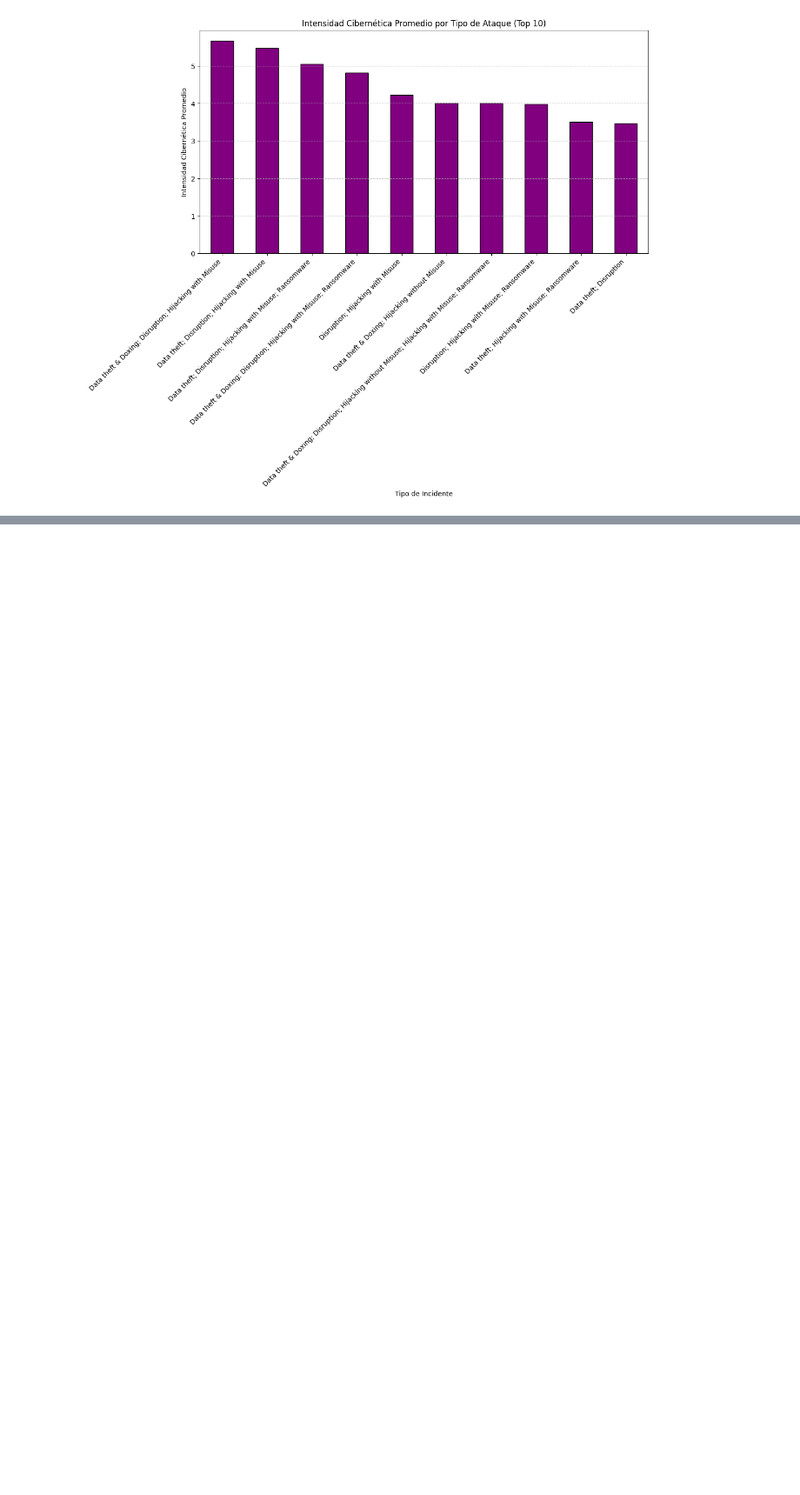
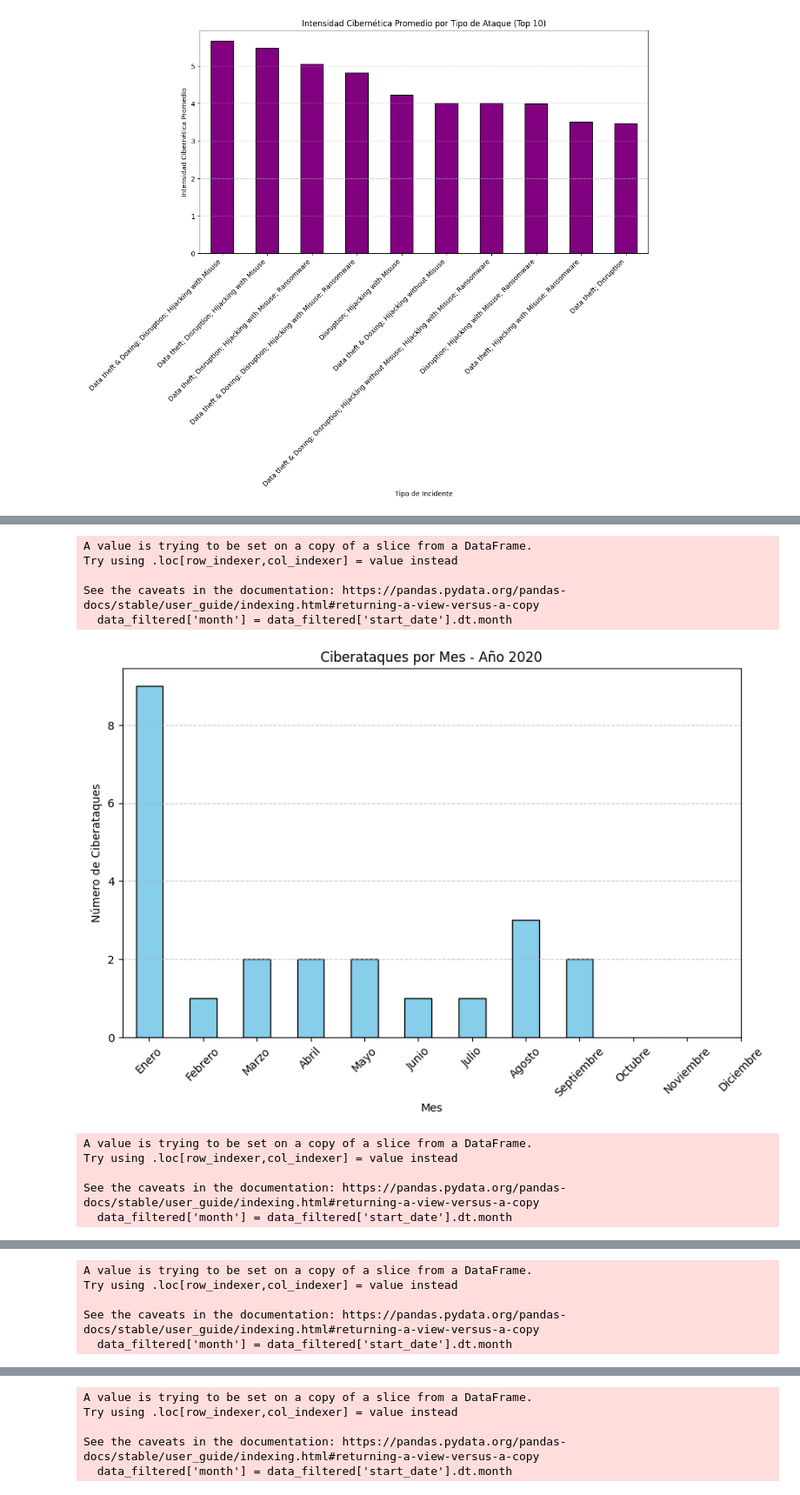
Before and after one commit to sdomialo/DeNexus_CSV-Analysis, a Jupyter notebook: EUROREPO_clean.ipynb, the cells around one changed output, grey strips where cells are left out. Shown at 87% size. Drawn from its saved outputs; the diff is of its cells as text; code cells hidden in the pictures; blank space fills up the shorter version.

```diff
--- a/EUROREPO_clean.ipynb
+++ b/EUROREPO_clean.ipynb
@@ -403,0 +430,43 @@ else:
+# %%
+import matplotlib.pyplot as plt
+
+# Asegurarse de que la columna 'start_date' sea de tipo datetime
+if not pd.api.types.is_datetime64_any_dtype(data_cleaned['start_date']):
+    data_cleaned['start_date'] = pd.to_datetime(data_cleaned['start_date'], errors='coerce')
+
+# Filtrar los datos por año
+years_to_plot = [2020, 2021, 2022, 2023, 2024]
+
+# Iterar sobre los años y generar un gráfico por cada uno
+for year in years_to_plot:
+    # Filtrar los ciberataques para el año actual
+    data_filtered = data_cleaned[data_cleaned['start_date'].dt.year == year]
+
+    if not data_filtered.empty:  # Verificar si hay datos para el año actual
+        # Contar los ciberataques por mes
+        data_filtered['month'] = data_filtered['start_date'].dt.month
+        monthly_counts = data_filtered['month'].value_counts().sort_index()
+
+        # Crear el gráfico
+        plt.figure(figsize=(10, 6))
+        monthly_counts.plot(kind='bar', color='skyblue', edgecolor='black')
+        plt.title(f'Ciberataques por Mes - Año {year}')
+        plt.xlabel('Mes')
+        plt.ylabel('Número de Ciberataques')
+        plt.xticks(ticks=range(12), labels=['Enero', 'Febrero', 'Marzo', 'Abril', 'Mayo', 'Junio', 'Julio', 'Agosto', 'Septiembre', 'Octubre', 'Noviembre', 'Diciembre'], rotation=45)
+        plt.grid(axis='y', linestyle='--', alpha=0.7)
+        plt.show()
+    else:
+        print(f"No se encontraron ciberataques para el año {year}.")
+# %% [output]
+A value is trying to be set on a copy of a slice from a DataFrame.
+Try using .loc[row_indexer,col_indexer] = value instead
+
+See the caveats in the documentation: https://pandas.pydata.org/pandas-docs/stable/user_guide/indexing.html#returning-a-view-versus-a-copy
+  data_filtered['month'] = data_filtered['start_date'].dt.month
+[figure, added]
+A value is trying to be set on a copy of a slice from a DataFrame.
+Try using .loc[row_indexer,col_indexer] = value instead
+
+See the caveats in the documentation: https://pandas.pydata.org/pandas-docs/stable/user_guide/indexing.html#returning-a-view-versus-a-copy
+  data_filtered['month'] = data_filtered['start_date'].dt.month
@@ -403,0 +474,5 @@ else:
+A value is trying to be set on a copy of a slice from a DataFrame.
+Try using .loc[row_indexer,col_indexer] = value instead
+
+See the caveats in the documentation: https://pandas.pydata.org/pandas-docs/stable/user_guide/indexing.html#returning-a-view-versus-a-copy
+  data_filtered['month'] = data_filtered['start_date'].dt.month
@@ -403,0 +480,5 @@ else:
+A value is trying to be set on a copy of a slice from a DataFrame.
+Try using .loc[row_indexer,col_indexer] = value instead
+
+See the caveats in the documentation: https://pandas.pydata.org/pandas-docs/stable/user_guide/indexing.html#returning-a-view-versus-a-copy
+  data_filtered['month'] = data_filtered['start_date'].dt.month
```
Also changed, not shown: parts of 5 cells of this notebook.
